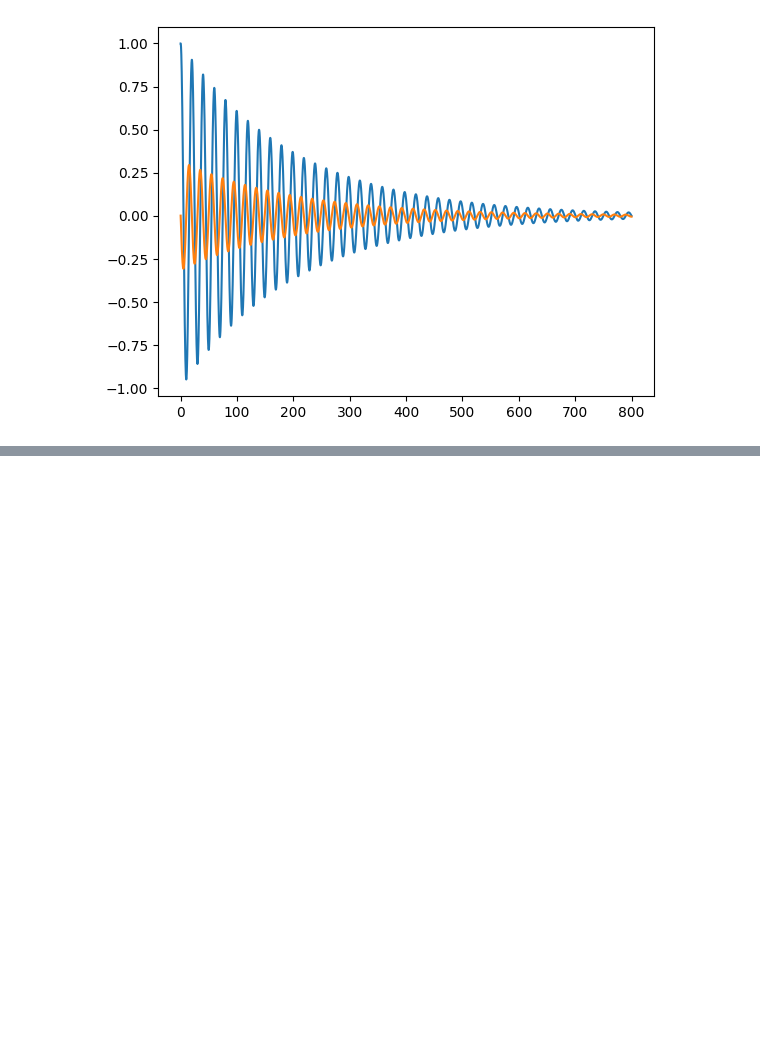
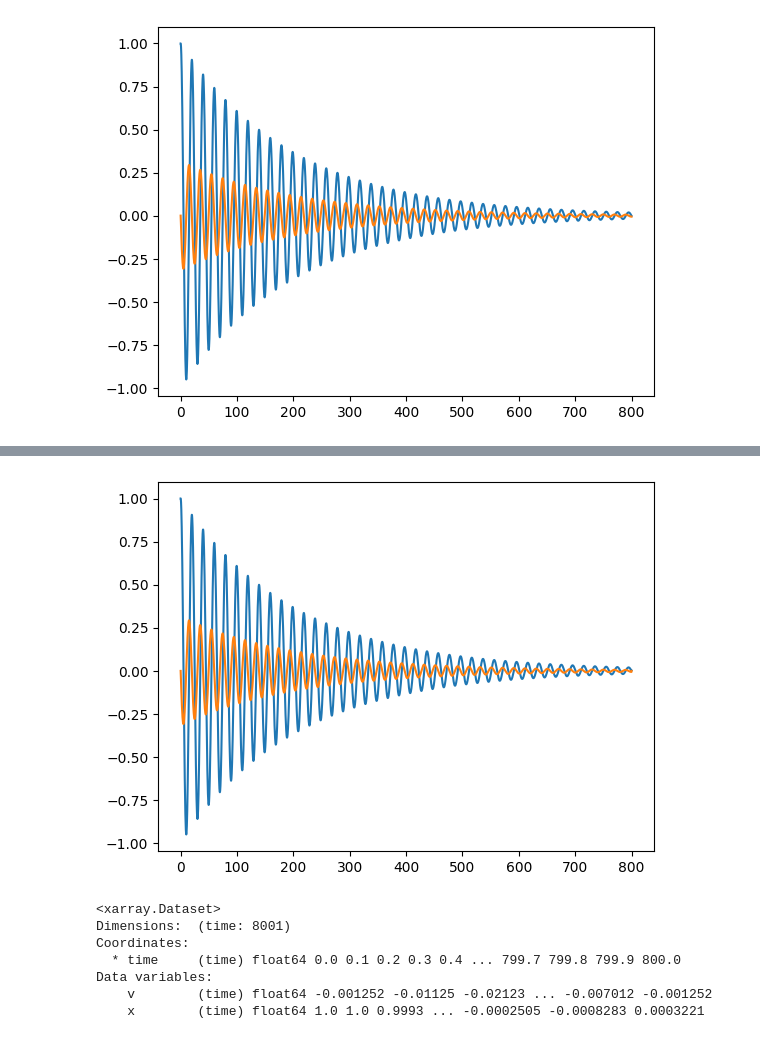
Before and after one commit to DominikStiller/uw-enspred, a Jupyter notebook: project/notebooks/test_pendulum.ipynb, the cells around one changed output, grey strips where cells are left out. Drawn from its saved outputs; the diff is of its cells as text; code cells hidden in the pictures; blank space fills up the shorter version.

```diff
--- a/project/notebooks/test_pendulum.ipynb
+++ b/project/notebooks/test_pendulum.ipynb
@@ -80,0 +74,21 @@ TypeError: dot only operates on DataArrays.
+# %%
+fc = lim.forecast(
+    xr.Dataset({
+        "x": (["time"], [1.]),
+        "v": (["time"], [0.])
+    }, coords={"time": [0.]}),
+    int(800 / 0.1))
+
+plt.plot(fc.time, fc["x"])
+plt.plot(fc.time, fc["v"])
+plt.show()
+fc
+# %% [output]
+[figure, added]
+<xarray.Dataset>
+Dimensions:  (time: 8001)
+Coordinates:
+  * time     (time) float64 0.0 0.1 0.2 0.3 0.4 ... 799.7 799.8 799.9 800.0
+Data variables:
+    v        (time) float64 -0.001252 -0.01125 -0.02123 ... -0.007012 -0.001252
+    x        (time) float64 1.0 1.0 0.9993 ... -0.0002505 -0.0008283 0.0003221
```
Also changed, not shown: parts of 5 cells of this notebook, 4 other files.
